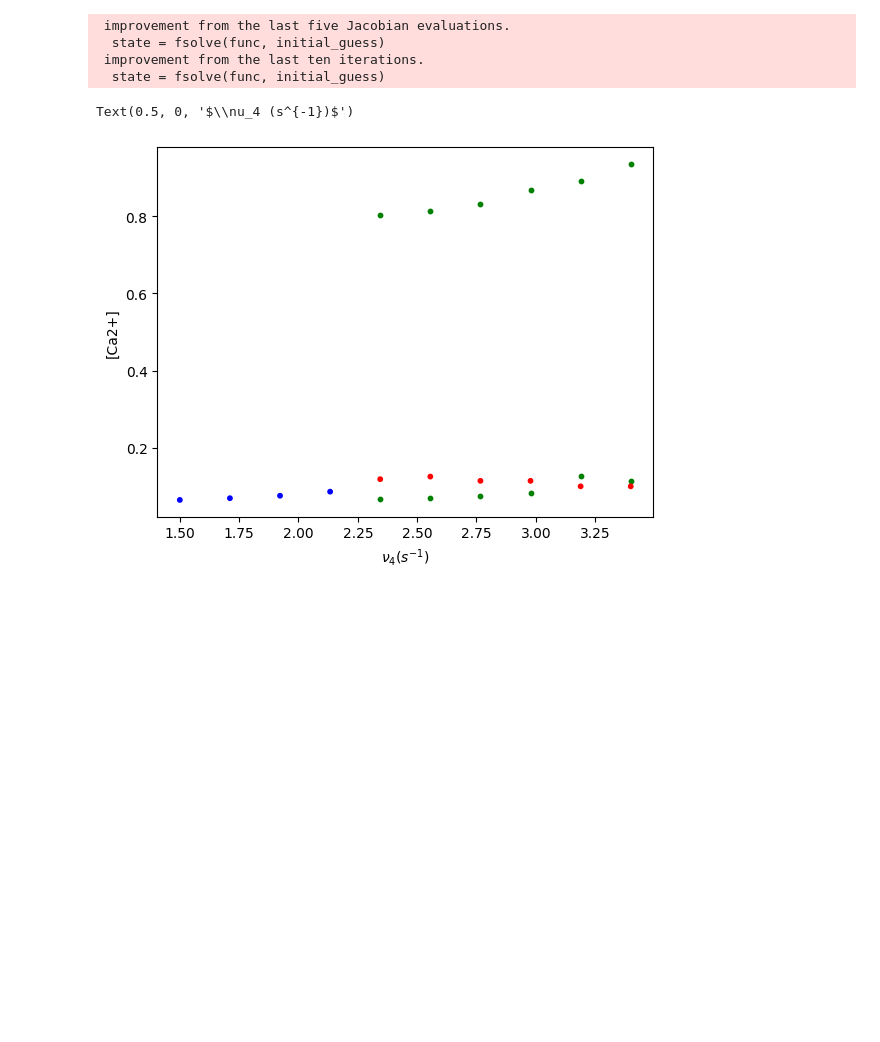
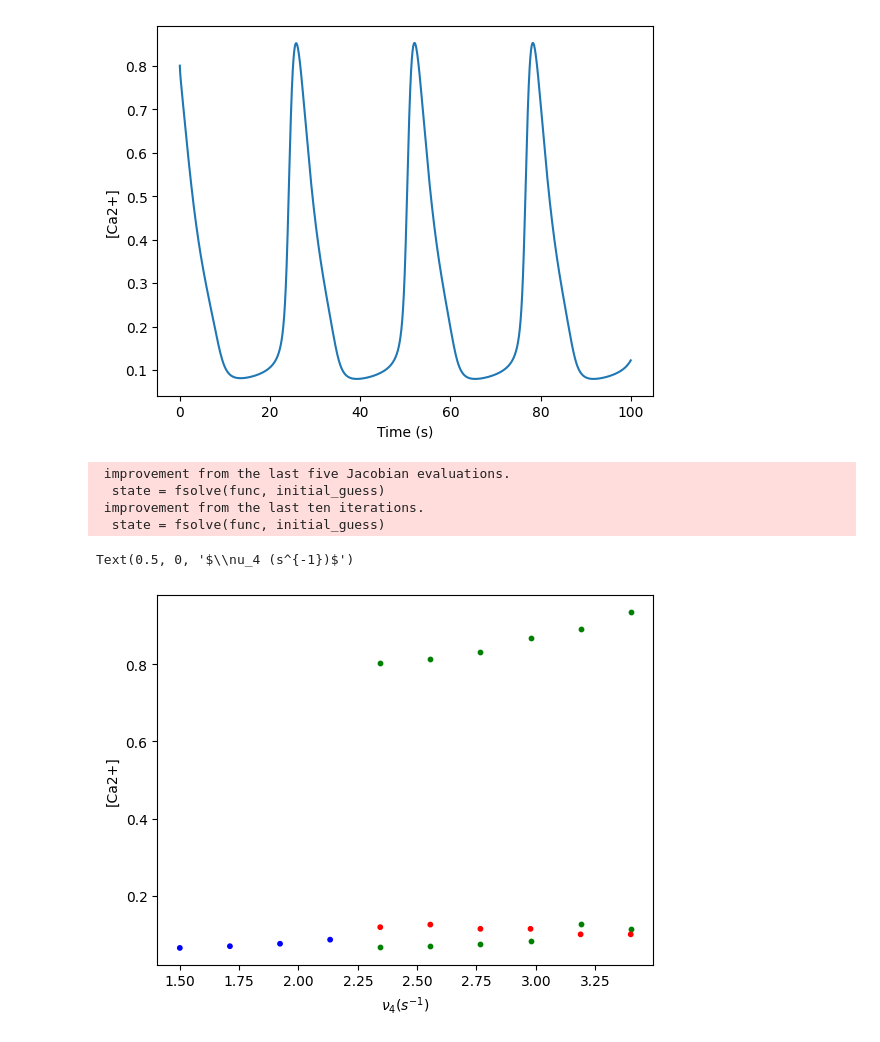
Before and after one commit to pupueys/MATH3888, a Jupyter notebook: project/Kevin_YoungKiezer/DeYoungKeizerExtended.ipynb, the cells around one changed output. Cells and saved outputs as stored; diff of their text form; code cells hidden in the pictures; blank space fills up the shorter version.

```diff
--- a/project/Kevin_YoungKiezer/DeYoungKeizerExtended.ipynb
+++ b/project/Kevin_YoungKiezer/DeYoungKeizerExtended.ipynb
@@ -89,0 +153,87 @@ Text(0, 0.5, '[Ca2+], [IP3]')
+# %%
+import matplotlib.pyplot as plt
+from scipy.integrate import solve_ivp
+import numpy as np
+
+c1 = 0.185
+c0 = 2
+nu2 = 0.11
+nu3 = 0.9
+nu4 = 2.8
+k3 = 0.1
+k4 = 1.1
+
+a1 = 400
+a2 = 0.2
+a3 = 400
+a4 = 0.2
+a5 = 20
+
+d1 = 0.13
+d2 = 1.049
+d3 = 943.4e-3
+d4 = 144.5e-3
+d5 = 82.34e-3
+
+Ir = 1
+alpha = 0.97
+# nu4 = 2.8
+
+J1 = lambda C, CER, x110, nu1: c1 * (nu1 * x110 ** 3 + nu2) * (CER - C)
+J2 = lambda C: nu3 * C**2 / (C**2 + k3**2)
+CER = lambda C: (c0 - C) / c1
+dCdt = lambda C, x110, nu1: J1(C, CER(C), x110, nu1) - J2(C)
+dPdt = lambda C, P: nu4 * (C + (1 - alpha) * k4) / (C + k4) - Ir * P
+
+def deyoungkeizerode(t, x, nu1):
+    C, P, x000, x001, x010, x011, x100, x101, x110 = x
+    x111 = 1 - x000 - x001 - x010 - x011 - x100 - x101 - x110
+
+    # print(x000 + x001 + x010 + x011 + x100 + x101 + x110 + x111)
+
+    # Bottom face
+    V1 = a4 * (C * x000 - d4 * x001) # x000 to x001
+    V2 = a4 * (C * x010 - d4 * x011) # x010 to x011
+    V3 = a5 * (C * x000 - d5 * x010) # x000 to x010
+    V4 = a5 * (C * x001 - d5 * x011) # x001 to x011
+
+    # Sides
+    V5 = a1 * (P * x000 - d1 * x100) # x000 to x100
+    V6 = a1 * (P * x010 - d1 * x110) # x010 to x110
+    V7 = a3 * (P * x001 - d3 * x101) # x001 to x101
+    V8 = a3 * (P * x011 - d3 * x111) # x011 to x111
+
+    # Top face
+    V9 = a2 * (C * x100 - d2 * x101) # x100 to x101
+    V10 = a2 * (C * x110 - d2 * x111) # x110 to x111
+    V11 = a5 * (C * x100 - d5 * x110) # x100 to x110
+    V12 = a5 * (C * x101 - d5 * x111) # x101 to x111
+
+    dx000dt = -V1 - V3 - V5
+    dx001dt = V1 - V4 - V7
+    dx010dt = V3 - V2 - V6
+    dx011dt = V2 + V4 - V8
+
+    dx100dt = V5 - V9 - V11
+    dx101dt = V7 + V9 - V12
+    dx110dt = V6 - V10 + V11
+
+    # print(dx000dt + dx001dt + dx010dt + dx011dt + dx100dt + dx101dt + dx110dt + dx111dt)
+    # print(sum([x000, x001, x010, x011, x100, x101, x110, x111]))
+
+    return [dCdt(C, x110, nu1), dPdt(C, P), dx000dt, dx001dt, dx010dt, dx011dt, dx100dt, dx101dt, dx110dt]
+
+nu1 = 6.3
+t_span = [0, 100]
+y0 = [0.8, 0.8106048027812828, 0.014034676849733505, 0.038289093137798734, 0.06721492403612747, 0.18337426035699705, 0.0875121331640048, 0.03289942965888928, 0.41911341784615047]
+sol = solve_ivp(deyoungkeizerode, t_span, y0, args=(nu1,), max_step=0.1, rtol=1e-6, atol=1e-8)
+plt.plot(sol.t, sol.y[0])
+# plt.plot(sol.t, sol.y[1])
+# for i in range(8):
+#     plt.plot(sol.t, sol.y[i])
+# plt.xlim(40, 140)
+# plt.ylim(0, 0.6)
+plt.xlabel('Time (s)')
+plt.ylabel('[Ca2+]')
+# print(', '.join(list(map(str, sol.y[:, -1]))))
+# %% [output]
@@ -90,3 +241,4 @@ Text(0, 0.5, '[Ca2+], [IP3]')
+[figure, added]
 # %%
 from scipy.optimize import fsolve
 
```
Also changed, not shown: parts of 5 cells of this notebook, 8 other files.
